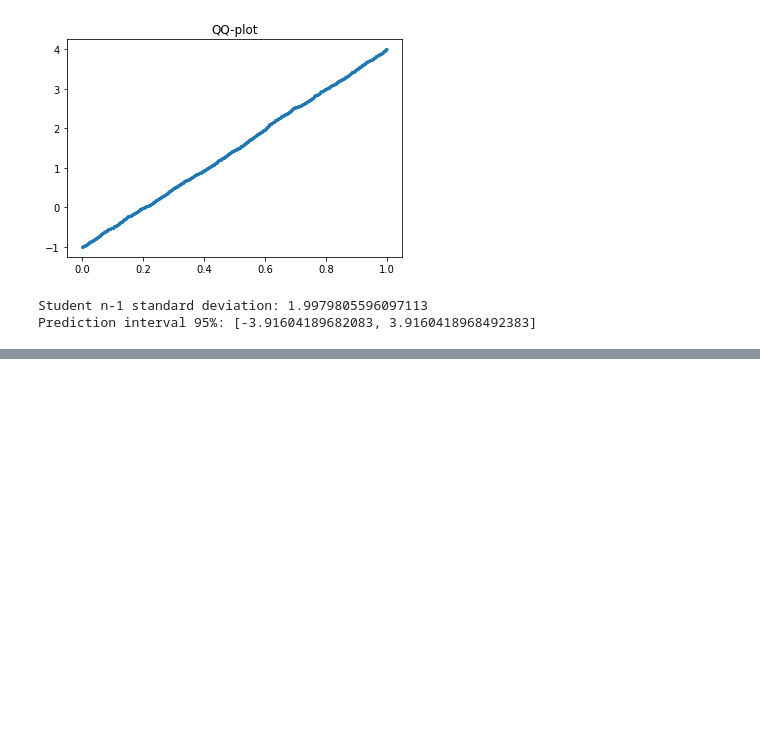
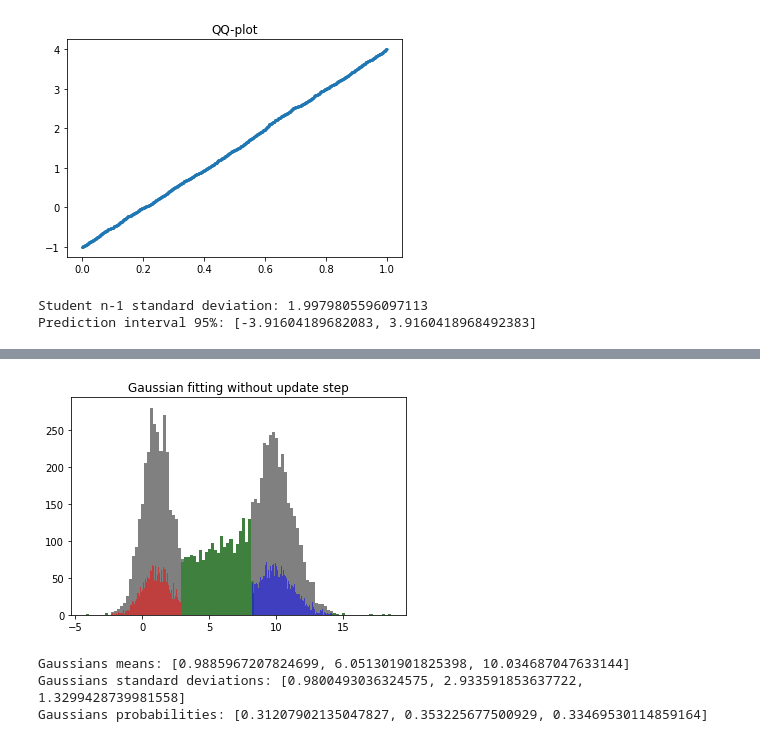
Before and after one commit to davidezanella/spe-assignments, a Jupyter notebook: Homework 2/delivery/report.ipynb, the cells around one changed output, grey strips where cells are left out. Cells and saved outputs as stored; diff of their text form; code cells hidden in the pictures; blank space fills up the shorter version.

```diff
--- a/Homework 2/delivery/report.ipynb
+++ b/Homework 2/delivery/report.ipynb
@@ -200,0 +254,10 @@ Prediction interval 95%: [-3.91604189682083, 3.9160418968492383]
+# %%
+def compute_std_dev_of_cass(class_idx, means, x_probs):
+    mean = means[class_idx]
+    num = sum([x_probs[i][class_idx]*(values[i] - mean)**2 for i in range(len(values))])
+    den = sum([x_probs[i][class_idx] for i in range(len(values))])
+    return sqrt(num/den)
+# %%
+def compute_prior_update(class_idx, x_probs):
+    tot = sum([x_probs[i][class_idx] for i in range(len(values))])
+    return tot / len(values)
@@ -200,0 +306,36 @@ Prediction interval 95%: [-3.91604189682083, 3.9160418968492383]
+# %%
+def get_elems_class(class_idx, x_probs):
+    result = []
+    for i in range(len(values)):
+        if np.argmax(x_probs[i]) == class_idx:
+            result.append(values[i])
+
+    return result
+# %%
+%matplotlib inline
+import matplotlib.pyplot as plt
+
+red = get_elems_class(0, x_probs)
+green = get_elems_class(1, x_probs)
+blue = get_elems_class(2, x_probs)
+
+plt.hist(values, bins=100, color="gray")
+
+plt.hist(red, bins=100, color="red", alpha=0.5)
+plt.hist(green, bins=100, color="green", alpha=0.5)
+plt.hist(blue, bins=100, color="blue", alpha=0.5)
+
+plt.title('Gaussian fitting without update step')
+plt.show()
+# %% [output]
+[figure, added]
+# %%
+x_probs, means, std_devs, probs = compute_EM(300, True)
+
+print("Gaussians means:", means)
+print("Gaussians standard deviations:", std_devs)
+print("Gaussians probabilities:", probs)
+# %% [output]
+Gaussians means: [0.9885967207824699, 6.051301901825398, 10.034687047633144]
+Gaussians standard deviations: [0.9800493036324575, 2.933591853637722, 1.3299428739981558]
+Gaussians probabilities: [0.31207902135047827, 0.353225677500929, 0.33469530114859164]
```
Also changed, not shown: parts of 15 cells of this notebook.
